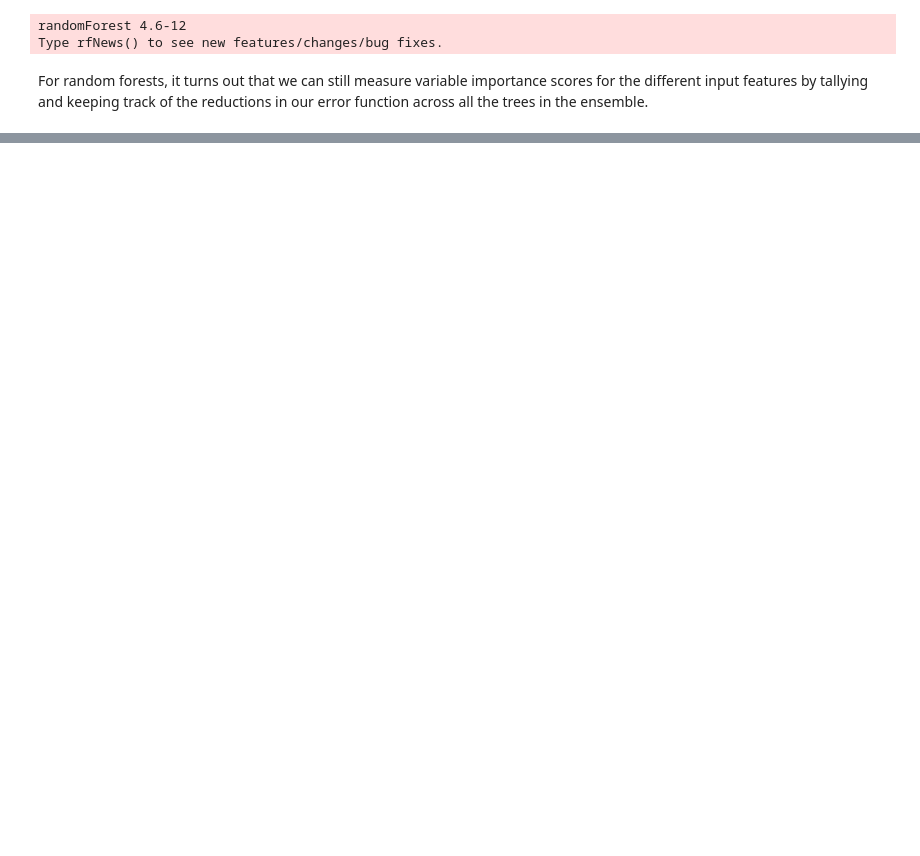
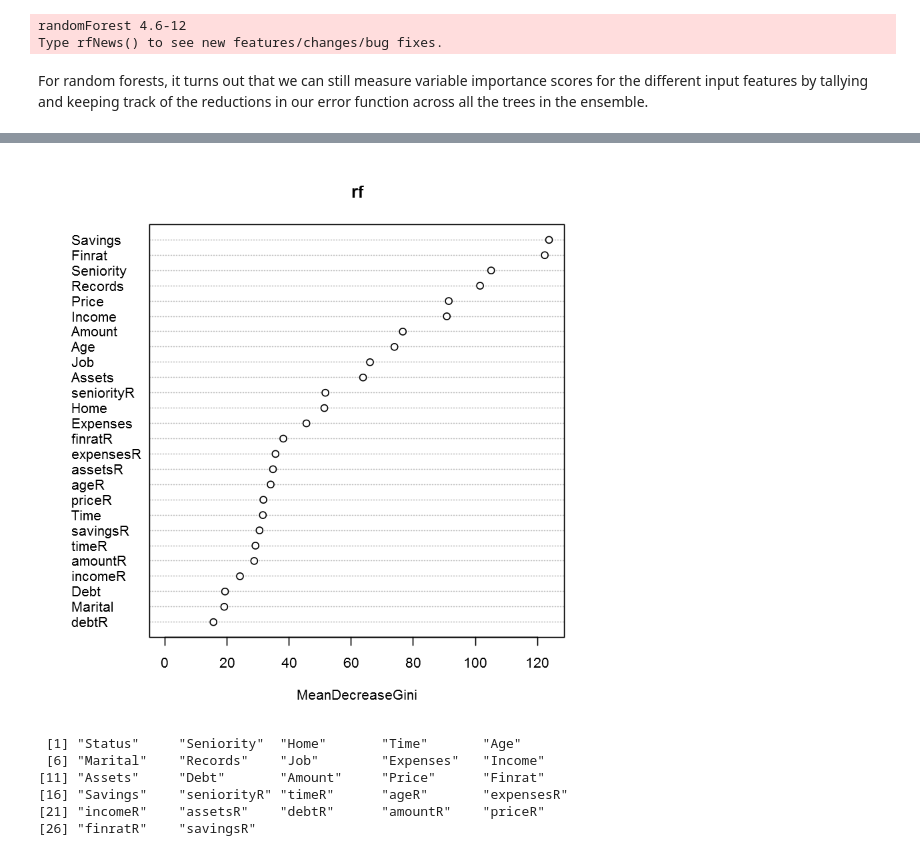
Before and after one commit to MengyingLi/RScripts, a Jupyter notebook: Ensemble.ipynb, the cells around one changed output, grey strips where cells are left out. Drawn from its saved outputs; the diff is of its cells as text; code cells hidden in the pictures; blank space fills up the shorter version.

```diff
--- a/Ensemble.ipynb
+++ b/Ensemble.ipynb
@@ -251,0 +291,2 @@ randomForest(x, y=NULL, xtest=NULL, ytest=NULL,
+# %%
+cs_data = cs_data %>% mutate(Status = ifelse(Status == "bad",1,0))
@@ -251,0 +300,6 @@ randomForest(x, y=NULL, xtest=NULL, ytest=NULL,
+# %%
+classes <- cs_data[, "Status"]
+predictors <- cs_data[, -match(c("Status", "Seniority", "Time", "Age", "Expenses",
+    "Income", "Assets", "Debt", "Amount", "Price", "Finrat", "Savings"), colnames(cs_data))]
+
+train_set <- createDataPartition(classes, p = 0.8, list = FALSE)
@@ -251,0 +308,20 @@ randomForest(x, y=NULL, xtest=NULL, ytest=NULL,
+# %%
+set.seed(123)
+
+cs_data_train = cs_data[train_set, ]
+cs_data_test = cs_data[-train_set, ]
+
+# Define the tuned parameter
+grid <- expand.grid(mtry = seq(4,16,4), ntree = c(700, 1000,2000) )
+
+ctrl <- trainControl(method = "cv", number = 10, summaryFunction = twoClassSummary,classProbs = TRUE)
+
+rf_fit <- train(Status ~ ., data = cs_data_train,
+                    method = "rf",
+                    preProcess = c("center", "scale"),
+                    tuneGrid = grid,
+                    trControl = ctrl,
+                   family= "binomial",
+                   metric= "ROC" #define which metric to optimize metric='RMSE'
+               )
+rf_fit
@@ -251,0 +350,5 @@ randomForest(x, y=NULL, xtest=NULL, ytest=NULL,
+# %%
+rf = randomForest(y = cs_data_train$Status, x = cs_data_train[,-1],
+ytest = cs_data_test$Status, xtest = cs_data_test[, -1],
+ntree = 100, mtry = 8, keep.forest = TRUE) #mtry use three features on each split
+rf
@@ -251,0 +383,4 @@ randomForest(x, y=NULL, xtest=NULL, ytest=NULL,
+# %%
+varImpPlot(rf,type=2)
+# %% [output]
+[figure, added]
@@ -251,0 +389,9 @@ randomForest(x, y=NULL, xtest=NULL, ytest=NULL,
+# %%
+colnames(cs_data_train)
+# %% [output]
+ [1] "Status"     "Seniority"  "Home"       "Time"       "Age"
+ [6] "Marital"    "Records"    "Job"        "Expenses"   "Income"
+[11] "Assets"     "Debt"       "Amount"     "Price"      "Finrat"
+[16] "Savings"    "seniorityR" "timeR"      "ageR"       "expensesR"
+[21] "incomeR"    "assetsR"    "debtR"      "amountR"    "priceR"
+[26] "finratR"    "savingsR"
```
Also changed, not shown: parts of 24 cells of this notebook, 2 other files.
